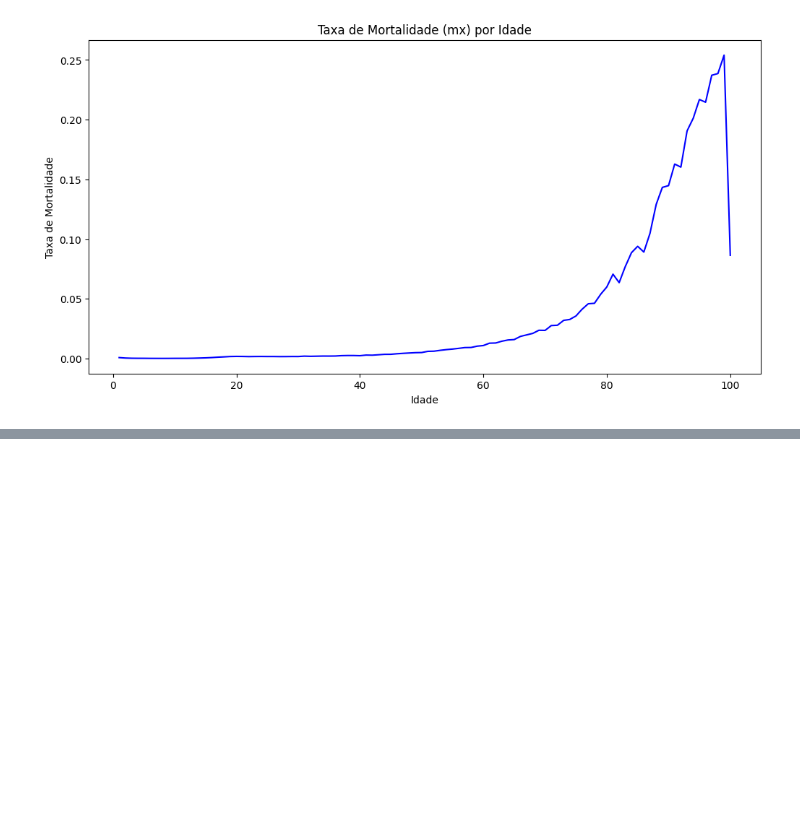
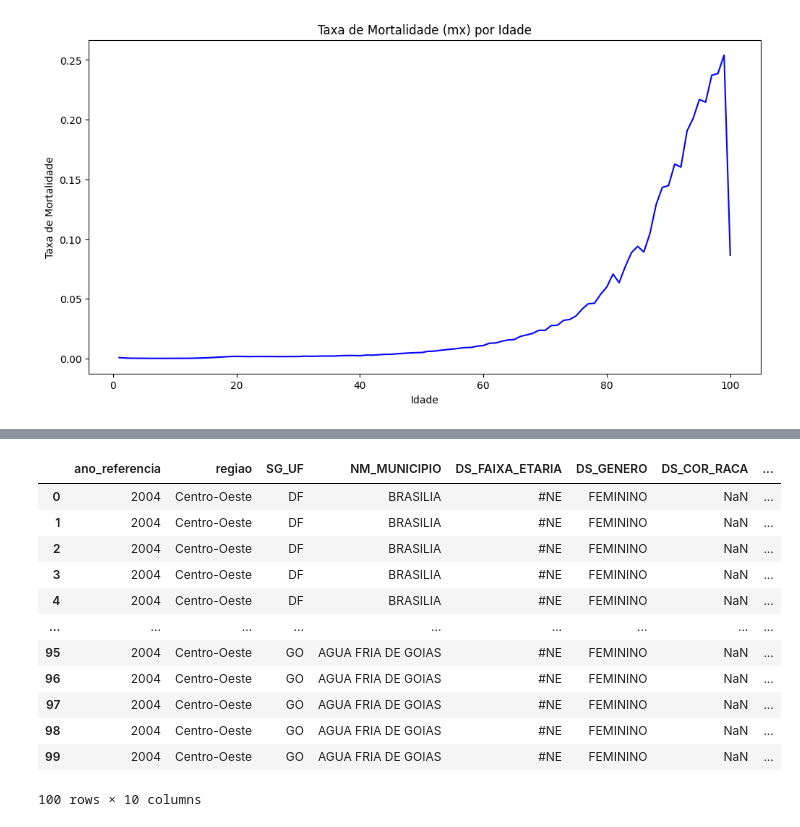
Before and after one commit to LabMA-UFRJ/dashboard_sim, a Jupyter notebook: main.ipynb, the cells around one changed output, grey strips where cells are left out. Cells and saved outputs as stored; diff of their text form; code cells hidden in the pictures; blank space fills up the shorter version.

```diff
--- a/main.ipynb
+++ b/main.ipynb
@@ -474,0 +802,19 @@ dfs['raca_cor']
+# %%
+eleitorado = "//Projetos2/Wrk/SIM-DATASUS/eleitorado.csv"
+eleitorado_df = pd.read_csv(eleitorado)
+# %%
+eleitorado_df.head(100)
+# %% [output]
+|  | ano_referencia | regiao | SG_UF | NM_MUNICIPIO | DS_FAIXA_ETARIA | DS_GENERO | DS_COR_RACA | ... |
+| 0 | 2004 | Centro-Oeste | DF | BRASILIA | #NE | FEMININO | NaN | ... |
+| 1 | 2004 | Centro-Oeste | DF | BRASILIA | #NE | FEMININO | NaN | ... |
+| 2 | 2004 | Centro-Oeste | DF | BRASILIA | #NE | FEMININO | NaN | ... |
+| 3 | 2004 | Centro-Oeste | DF | BRASILIA | #NE | FEMININO | NaN | ... |
+| 4 | 2004 | Centro-Oeste | DF | BRASILIA | #NE | FEMININO | NaN | ... |
+| ... | ... | ... | ... | ... | ... | ... | ... | ... |
+| 95 | 2004 | Centro-Oeste | GO | AGUA FRIA DE GOIAS | #NE | FEMININO | NaN | ... |
+| 96 | 2004 | Centro-Oeste | GO | AGUA FRIA DE GOIAS | #NE | FEMININO | NaN | ... |
+| 97 | 2004 | Centro-Oeste | GO | AGUA FRIA DE GOIAS | #NE | FEMININO | NaN | ... |
+| 98 | 2004 | Centro-Oeste | GO | AGUA FRIA DE GOIAS | #NE | FEMININO | NaN | ... |
+| 99 | 2004 | Centro-Oeste | GO | AGUA FRIA DE GOIAS | #NE | FEMININO | NaN | ... |
+100 rows × 10 columns
```
Also changed, not shown: parts of 12 cells of this notebook, 41 other files.
